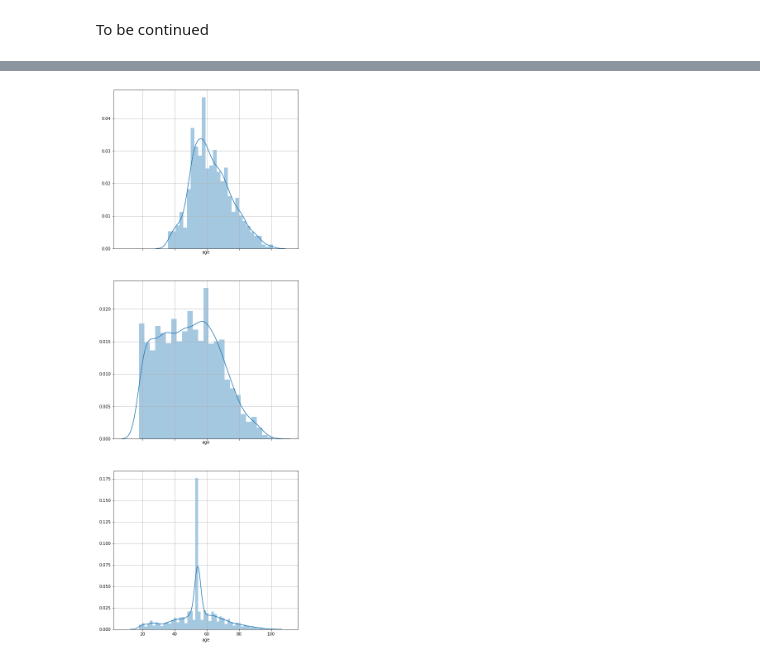
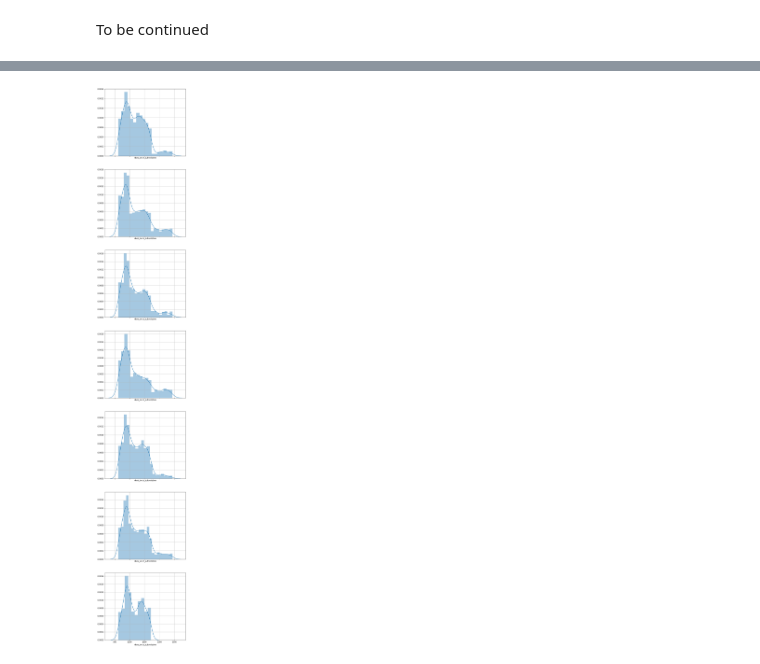
Before and after one commit to guedes-joaofelipe/ml-engineer-capstone, a Jupyter notebook: notebooks/data_driven_customer_profiles.ipynb, the cells around one changed output, grey strips where cells are left out. Saved outputs shown, nothing was run; the diff lists cells and outputs as text; code cells hidden in the pictures.

```diff
--- a/notebooks/data_driven_customer_profiles.ipynb
+++ b/notebooks/data_driven_customer_profiles.ipynb
@@ -54,3 +73,8 @@ profile["gender_clean"] = profile.gender.map({"O": 0, "M": 1, "F": -1})
+# %%
+df_temp_1 = df_offers.groupby("person")["time", "time_to_viewed", "time_to_completed", "amount", "difficulty", "duration"].mean().reset_index(drop=False)
+df_temp_2 = df_offers.groupby("person")["offer_viewed", "offer_completed", "transaction_without_completion", "future_purchase", "email", "mobile", "social", "web", "bogo", "informational"].sum().reset_index(drop=False)
+df_temp = pd.merge(df_temp_1, df_temp_2, how="inner", on="person")
+profile = pd.merge(profile, df_temp, how="inner", on="person")
 # %% [markdown]
 ## Cross Validation Analysis
 
@@ -58,8 +166,9 @@ Based on the average silhoutte score from the clustering algorithm, we want to f
 # %%
-fit_columns = ["age", "gender_clean", "income", "days_since_subscription"]
+non_fit_columns = ["became_member_on", "gender", "person", "cluster_3", "cluster_6",
+                  "cluster_2", "time_to_completed"]
 silhouette_avg = list()
 n_clusters = np.arange(2, 11, 1)
-X = profile[fit_columns].values
+X = profile.drop(non_fit_columns, axis=1).values
 df_silhouette_avg = pd.DataFrame(columns = ["fold", "n_cluster", "train_silhouette", "test_silhouette"])
 trained_models = list()
 fold = -1
@@ -70,10 +179,16 @@ for train_index, test_index in sss.split(X, np.zeros(len(X))):
     fold += 1
     print ("Running analysis on fold {}".format(fold))
     X_train, X_test = X[train_index], X[test_index]
+
+#     scaler = MinMaxScaler()
+#     scaler.fit(X_train)
+#     X_train = scaler.transform(X_train)
+#     X_test = scaler.transform(X_test)
+
     for n_cluster in n_clusters:
         model = KMeans(n_clusters=n_cluster, random_state=0)
 
-        model.fit(X)
+        model.fit(X_train)
         train_silhouette = silhouette_score(X_train, model.predict(X_train))
         test_silhouette = silhouette_score(X_test, model.predict(X_test))
 
@@ -107,7 +222,7 @@ Based on this plot, we can infer that `3` or `6` clusters are probably recommend
 # %% [markdown]
 To be continued
 # %%
-chosen_n_clusters = [3, 6]
+chosen_n_clusters = [3,6,7]
 for n_cluster in chosen_n_clusters:
     model = KMeans(n_clusters=n_cluster, random_state=0).fit(X)
     profile["cluster_" + str(n_cluster)] = model.predict(X)
@@ -127,0 +249,3 @@ df_offers.head()
+# %%
+fig, ax = plt.subplots(figsize=(8,8))
+ax.scatter(profile["age"], profile["income"], c=profile["cluster_7"])
@@ -128,10 +255,10 @@ df_offers.head()
 # %%
-n_cluster = 3
+n_cluster = 7
 fig, axes = plt.subplots(nrows=n_cluster, ncols=1, figsize=(8, n_cluster*8), sharex=True)
 axes = axes.flatten()
 for i, ax in enumerate(axes):
     df_temp = profile[profile["cluster_" + str(n_cluster)] == i].copy()
-    sns.distplot(df_temp.dropna()['age'], ax=ax)
+    sns.distplot(df_temp.dropna()['days_since_subscription'], ax=ax)
     ax.grid(True)
 # %% [output]
-[figure, old version]
+[figure, new version]
```
Also changed, not shown: parts of 20 cells of this notebook, 16 other files.
